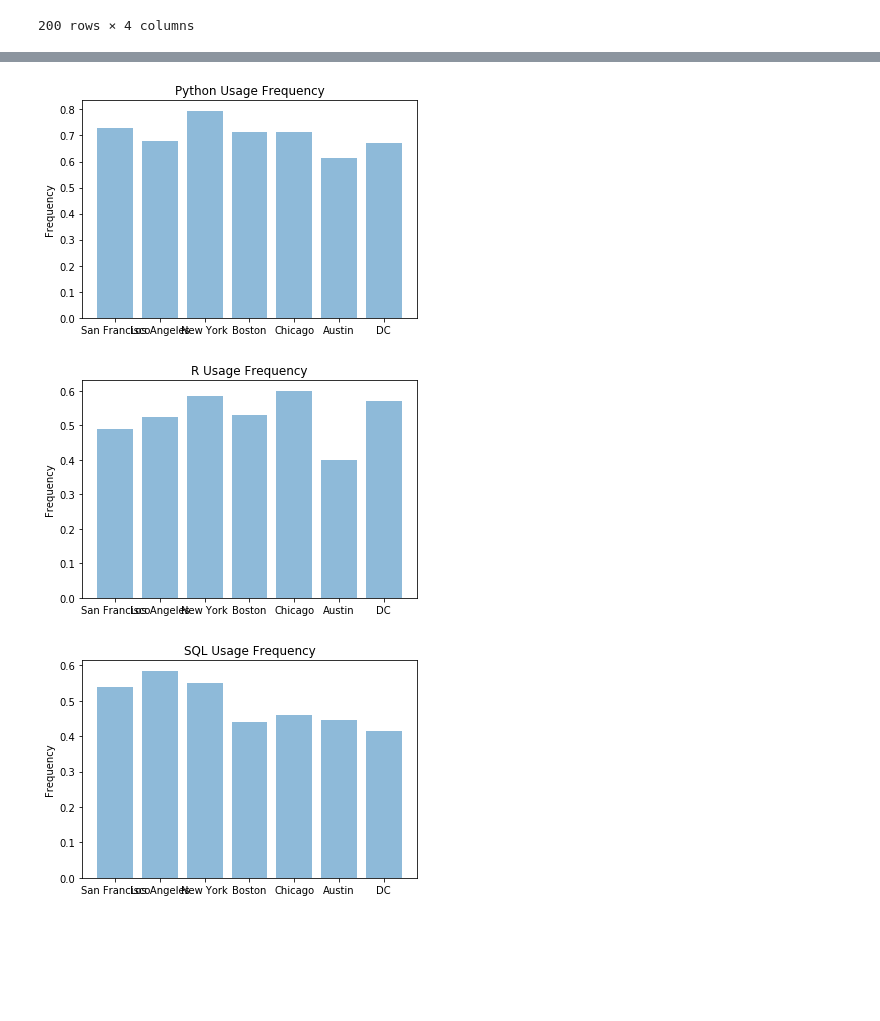
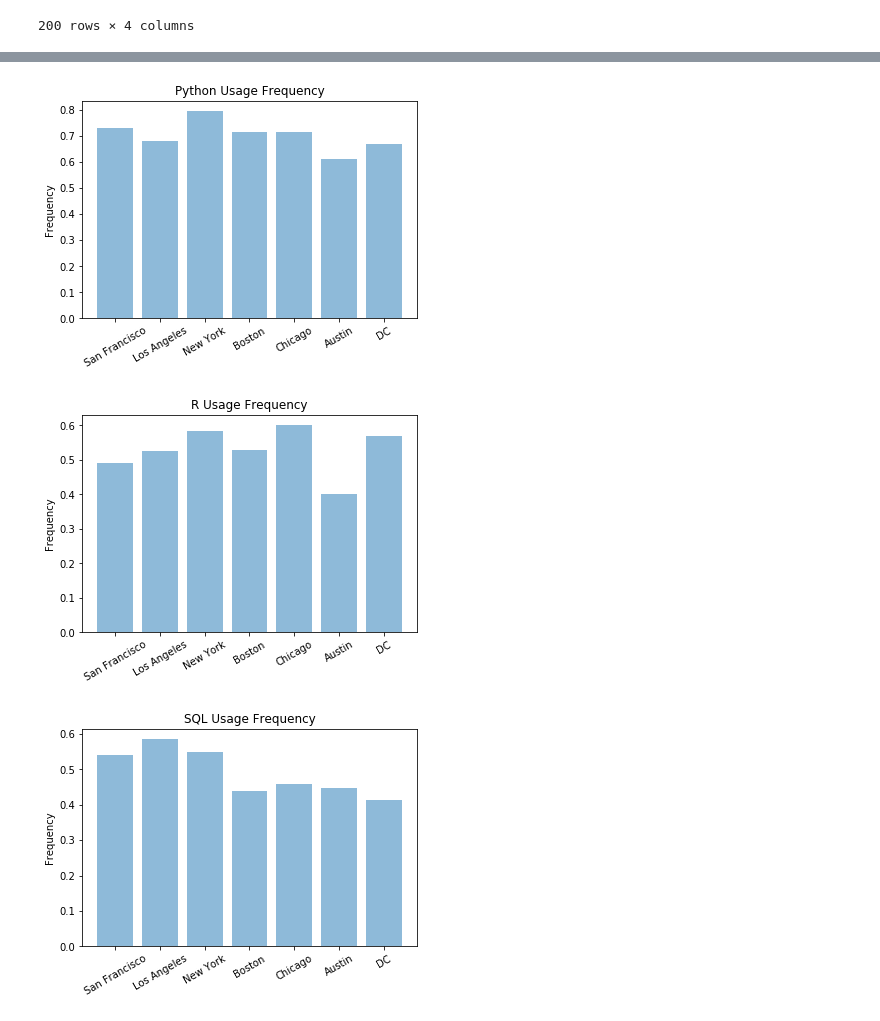
Before and after one commit to Marthalin/HW2, a Jupyter notebook: Q1bonus.ipynb, the cells around one changed output, grey strips where cells are left out. Saved outputs shown, nothing was run; the diff lists cells and outputs as text; code cells hidden in the pictures; blank space fills up the shorter version.

```diff
--- a/Q1bonus.ipynb
+++ b/Q1bonus.ipynb
@@ -478,26 +478,26 @@ plt.show()
 # %%
 #Python
 mention_p_sf = des_sf.str.contains(r'\bPython\b').sum()/200
 mention_p_la = des_la.str.contains(r'\bPython\b').sum()/200
 mention_p_ny = des_ny.str.contains(r'\bPython\b').sum()/200
 mention_p_b = des_b.str.contains(r'\bPython\b').sum()/200
 mention_p_c = des_c.str.contains(r'\bPython\b').sum()/200
 mention_p_a = des_a.str.contains(r'\bPython\b').sum()/170
 mention_p_dc = des_dc.str.contains(r'\bPython\b').sum()/200
 
 city = ('San Francisco', 'Los Angeles', 'New York', 'Boston', 'Chicago', 'Austin', 'DC')
 y_pos = np.arange(len(city))
 performance = [mention_p_sf,mention_p_la,mention_p_ny,mention_p_b,
                        mention_p_c, mention_p_a, mention_p_dc]
 
 plt.bar(y_pos, performance, align='center', alpha=0.5)
-plt.xticks(y_pos, city)
+plt.xticks(y_pos, city, rotation = 30)
 plt.ylabel('Frequency')
 plt.title('Python Usage Frequency')
 
 plt.show()
 # %% [output]
-[figure, old version]
+[figure, new version]
 # %%
 #R
 mention_r_sf = des_sf.str.contains(r'\bR\b').sum()/200
@@ -514,13 +514,13 @@ performance = [mention_r_sf,mention_r_la,mention_r_ny,mention_r_b,
                        mention_r_c, mention_r_a, mention_r_dc]
 
 plt.bar(y_pos, performance, align='center', alpha=0.5)
-plt.xticks(y_pos, city)
+plt.xticks(y_pos, city, rotation = 30)
 plt.ylabel('Frequency')
 plt.title('R Usage Frequency')
 
 plt.show()
 # %% [output]
-[figure, old version]
+[figure, new version]
 # %%
 #SQL
 mention_s_sf = des_sf.str.contains(r'\bSQL\b').sum()/200
@@ -537,13 +537,13 @@ performance = [mention_s_sf,mention_s_la,mention_s_ny,mention_s_b,
                        mention_s_c, mention_s_a, mention_s_dc]
 
 plt.bar(y_pos, performance, align='center', alpha=0.5)
-plt.xticks(y_pos, city)
+plt.xticks(y_pos, city, rotation = 30)
 plt.ylabel('Frequency')
 plt.title('SQL Usage Frequency')
 
 plt.show()
 # %% [output]
-[figure, old version]
+[figure, new version]
 # %%
 #Hadoop
 mention_h_sf = des_sf.str.contains(r'\bHadoop\b').sum()/200
```
Also changed, not shown: parts of 10 cells of this notebook.
